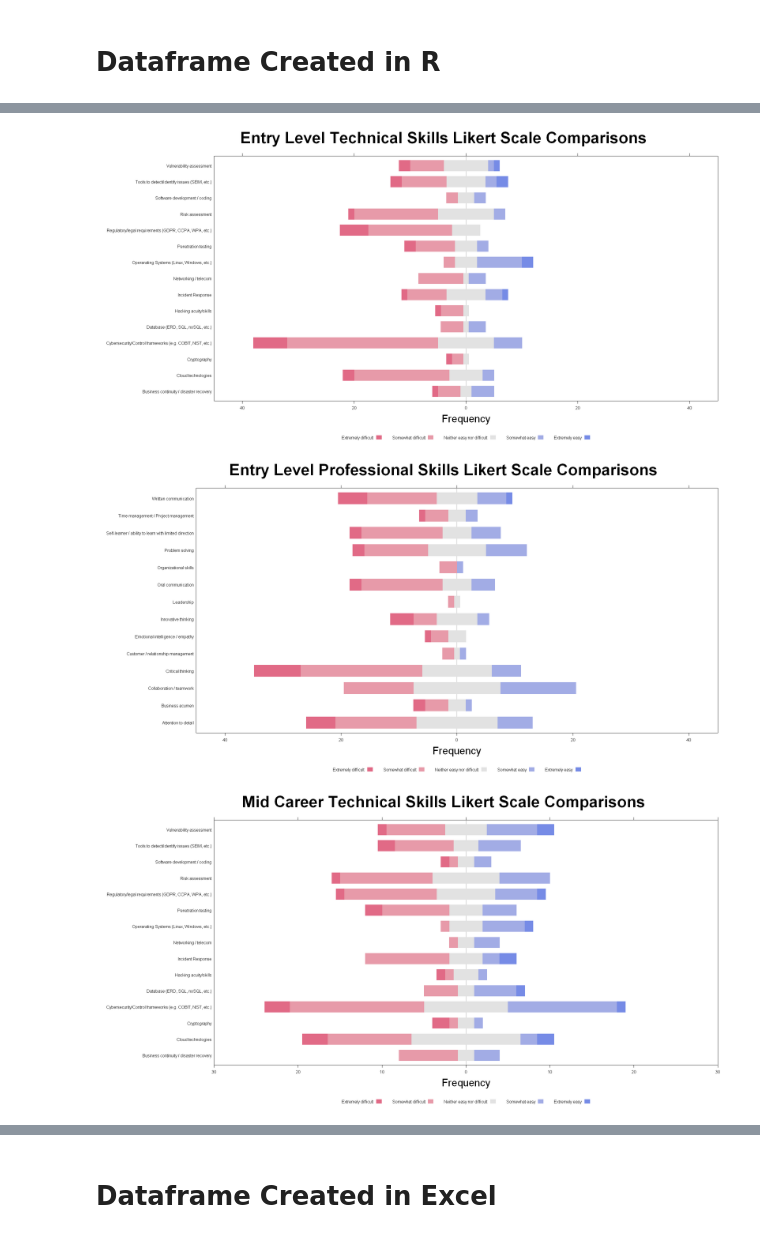
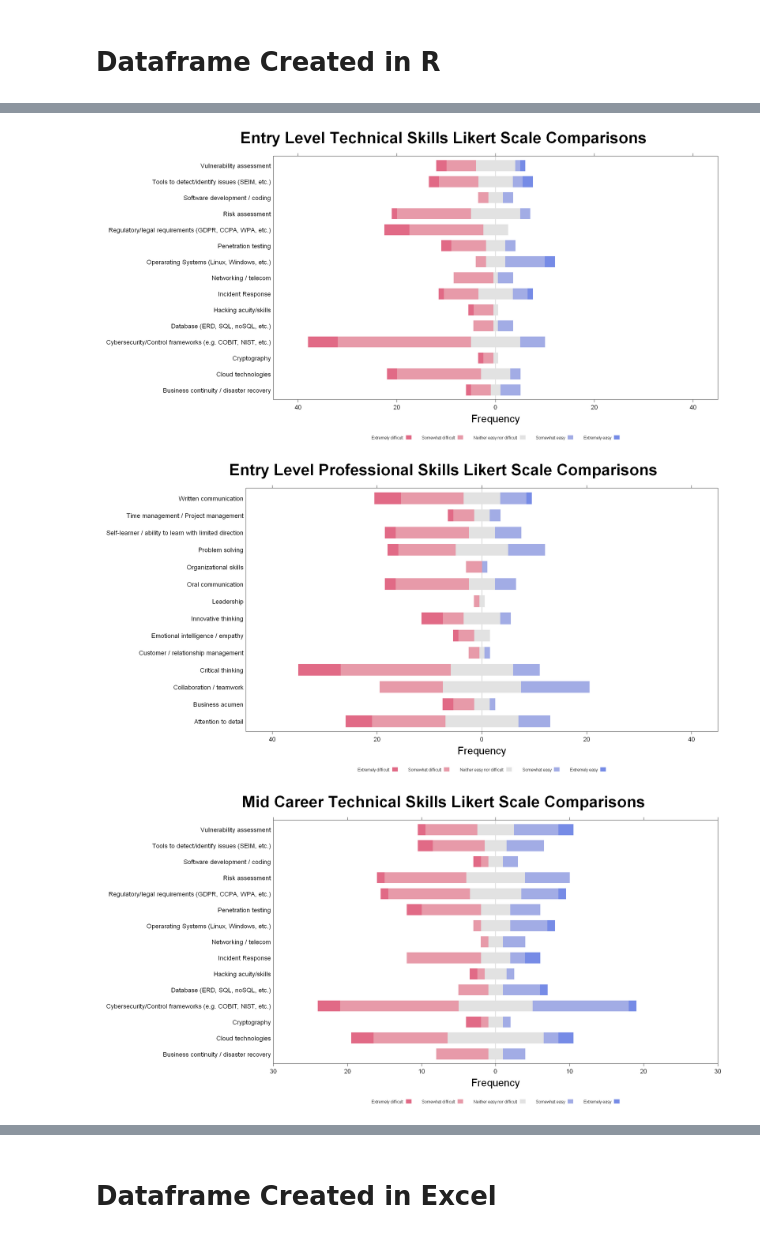
Before and after one commit to chesterqualls/Survey-Analysis, a Jupyter notebook: Diverging Stacked Bars or Likert Data.ipynb, the cells around one changed output, grey strips where cells are left out. Drawn from its saved outputs; the diff is of its cells as text; code cells hidden in the pictures.

```diff
--- a/Diverging Stacked Bars or Likert Data.ipynb
+++ b/Diverging Stacked Bars or Likert Data.ipynb
@@ -77,8 +78,9 @@ A data.frame: 15 × 6
 # %%
 # From table created in R
 
-P <-likert( Skills ~.,data=eltech, ylab=NULL,
+P <- likert( Skills ~.,data=eltech, ylab=NULL,
        ReferenceZero=3, as.percent=FALSE,
+       scales.in=list(cex = 1.2),
        positive.order=FALSE, data.order=TRUE,
        main = list("Entry Level Technical Skills Likert Scale Comparisons",x=unit(.55, "npc"), cex = 3),
        #sub= list("Test",x=unit(.55, "npc")),
@@ -87,10 +89,9 @@ P <-likert( Skills ~.,data=eltech, ylab=NULL,
        strip=FALSE,
        par.strip.text=list(cex=.7))
        options(repr.plot.width=20, repr.plot.height=10)
-
 P
 # %% [output]
-[figure, old version]
+[figure, new version]
 # %%
 #create Entry Level Professional Likert DF from Text
 elpro <- select(datxt, Q16_1:Q16_14)
@@ -113,6 +114,7 @@ elpro <- tibble::rownames_to_column(elpro, var="Skills")
 
 P <-likert( Skills ~.,data=elpro, ylab=NULL,
        ReferenceZero=3, as.percent=FALSE,
+       scales.in=list(cex = 1.2),
        positive.order=FALSE, data.order=TRUE,
        main = list("Entry Level Professional Skills Likert Scale Comparisons",x=unit(.55, "npc"), cex = 3),
        #sub= list("Test",x=unit(.55, "npc")),
@@ -124,7 +126,7 @@ P <-likert( Skills ~.,data=elpro, ylab=NULL,
 
 P
 # %% [output]
-[figure, old version]
+[figure, new version]
 # %%
 #create Mid Career Technical Likert DF from Text
 mctech <- select(datxt, Q26_1:Q26_15)
@@ -145,20 +147,21 @@ mctech <- tibble::rownames_to_column(mctech, var="Skills")
 # %%
 # From table created in R
 
 P <-likert( Skills ~.,data=mctech, ylab=NULL,
        ReferenceZero=3, as.percent=FALSE,
+       scales.in=list(cex = 1.2),
        positive.order=FALSE, data.order=TRUE,
        main = list("Mid Career Technical Skills Likert Scale Comparisons",x=unit(.55, "npc"), cex = 3),
        #sub= list("Test",x=unit(.55, "npc")),
        xlab=list("Frequency", cex = 2),
        xlim=c(-30,30),
        strip=FALSE,
        par.strip.text=list(cex=.7))
        options(repr.plot.width=20, repr.plot.height=10)
 
 P
 # %% [output]
-[figure, old version]
+[figure, new version]
 # %%
 #create Mid Career Professional Likert DF from Text
 mcpro <- select(datxt, Q27_1:Q27_14)
```
Also changed, not shown: parts of 2 cells of this notebook.
